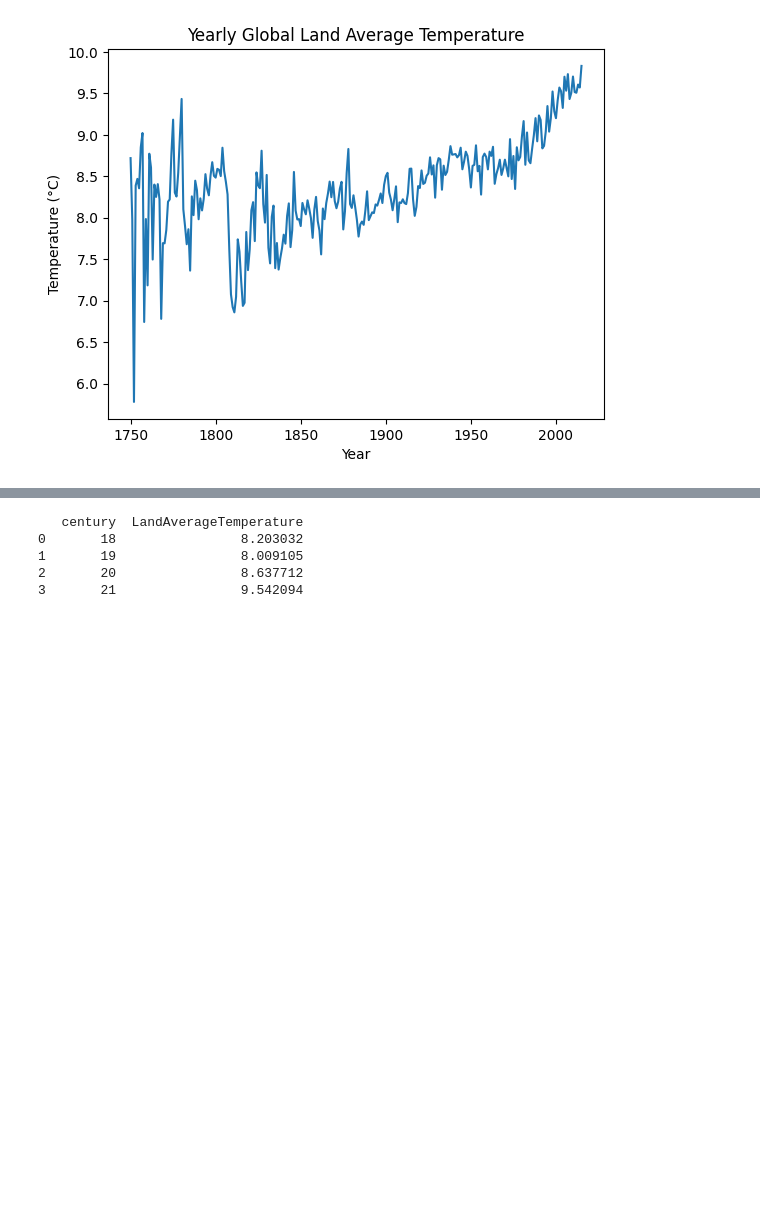
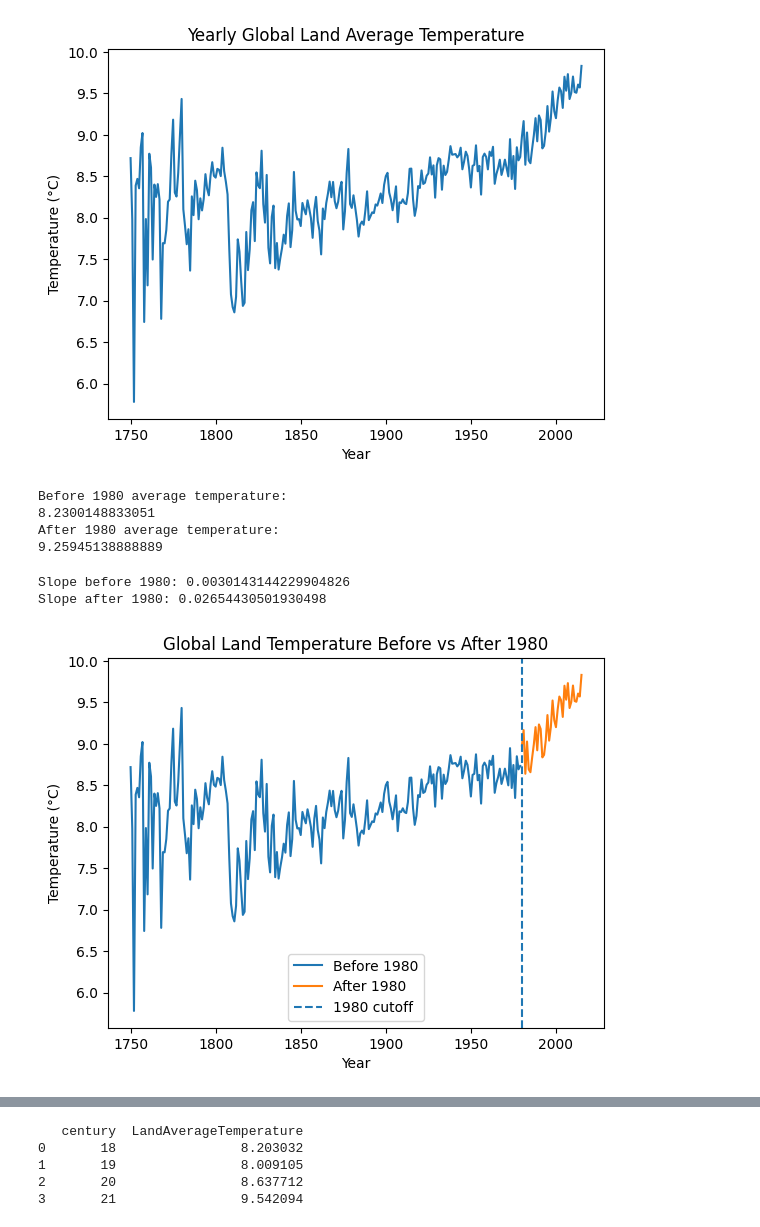
Before and after one commit to JaphletM/climate-watch, a Jupyter notebook: Opdracht 2/notebook.ipynb, the cells around one changed output, grey strips where cells are left out. Cells and saved outputs as stored; diff of their text form; code cells hidden in the pictures; blank space fills up the shorter version.

```diff
--- a/Opdracht 2/notebook.ipynb
+++ b/Opdracht 2/notebook.ipynb
@@ -476,3 +488,56 @@ plt.ylabel("Temperature (°C)")
 plt.show()
 # %% [output]
 [figure]
+# %%
+before_1980 = yearly[yearly["year"] < 1980]
+after_1980 = yearly[yearly["year"] >= 1980]
+# %%
+print("Before 1980 average temperature:")
+print(before_1980["LandAverageTemperature"].mean())
+
+print("After 1980 average temperature:")
+print(after_1980["LandAverageTemperature"].mean())
+# %% [output]
+Before 1980 average temperature:
+8.2300148833051
+After 1980 average temperature:
+9.25945138888889
+# %%
+import numpy as np
+
+slope_before = np.polyfit(
+    before_1980["year"],
+    before_1980["LandAverageTemperature"],
+    1
+)[0]
+
+trend_before = np.poly1d(slope_before)
+
+slope_after = np.polyfit(
+    after_1980["year"],
+    after_1980["LandAverageTemperature"],
+    1
+)[0]
+
+trend_after = np.poly1d(slope_after)
+
+print("Slope before 1980:", slope_before)
+print("Slope after 1980:", slope_after)
+# %% [output]
+Slope before 1980: 0.0030143144229904826
+Slope after 1980: 0.02654430501930498
+# %%
+plt.figure()
+
+plt.plot(before_1980["year"], before_1980["LandAverageTemperature"], label="Before 1980")
+plt.plot(after_1980["year"], after_1980["LandAverageTemperature"], label="After 1980")
+
+plt.axvline(1980, linestyle="--", label="1980 cutoff")
+
+plt.title("Global Land Temperature Before vs After 1980")
+plt.xlabel("Year")
+plt.ylabel("Temperature (°C)")
+plt.legend()
+plt.show()
+# %% [output]
+[figure, added]
```
Also changed, not shown: parts of 29 cells of this notebook, 11 other files.
